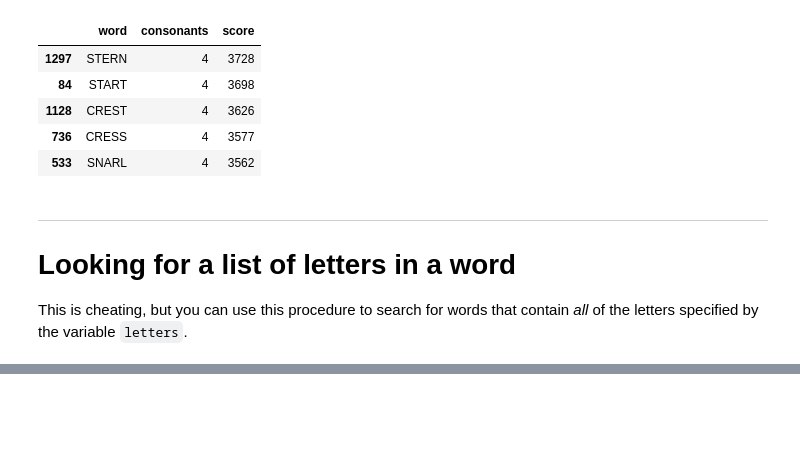
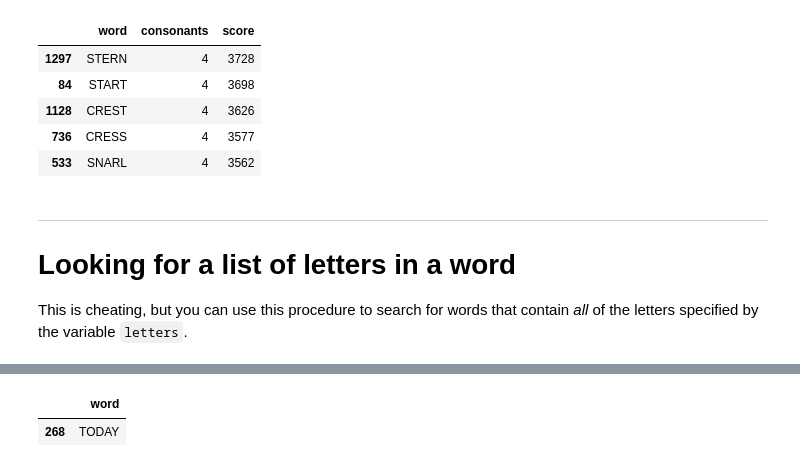
Before and after one commit to dchosnek/wordle-analysis, a Jupyter notebook: wordle_first_word.ipynb, the cells around one changed output, grey strips where cells are left out. Saved outputs shown, nothing was run; the diff lists cells and outputs as text; code cells hidden in the pictures; blank space fills up the shorter version.

```diff
--- a/wordle_first_word.ipynb
+++ b/wordle_first_word.ipynb
@@ -248,19 +248,3 @@ df[['word','consonants','score']].sort_values(by=['consonants','score'], ascendi
 # Looking for a list of letters in a word
 
 This is cheating, but you can use this procedure to search for words that contain *all* of the letters specified by the variable `letters`.
-# %%
-%%timeit
-
-letters = 'AOTN'
-
-matches = []
-
-for word in df['word']:
-    flag = True
-    for let in letters:
-        if let not in word:
-            flag = False
-    if flag:
-        matches.append(word)
-
-print(matches)
@@ -269,11 +251,9 @@ print(matches)
 # %%
-%%timeit
-
-letters = 'AOTN'
+letters = 'AOTY'
 
 df_copy = df['word'].copy().to_frame()
 for let in letters:
     df_copy = df_copy[df_copy['word'].str.contains(let)]
 
-# df_copy
+df_copy
 # %% [output]
@@ -280,0 +260,2 @@ for let in letters:
+|  | word |
+| 268 | TODAY |
```
Also changed, not shown: parts of 2 cells of this notebook.
